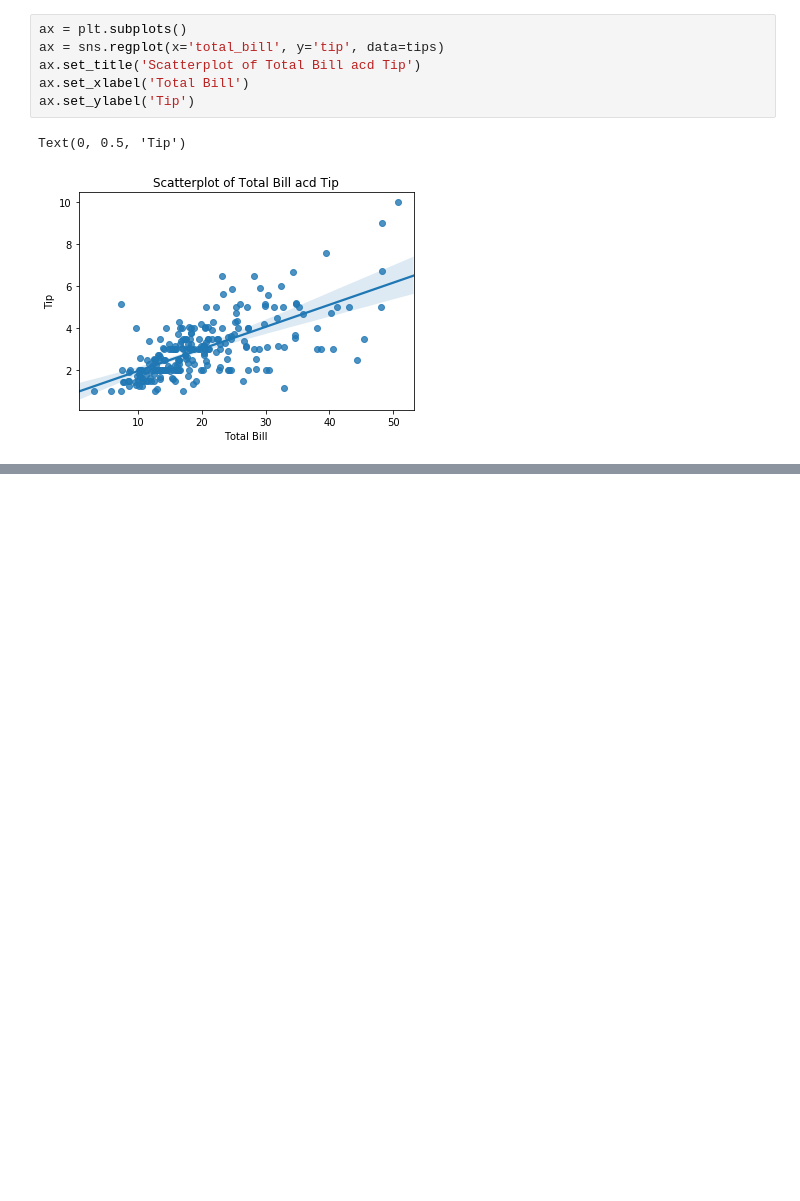
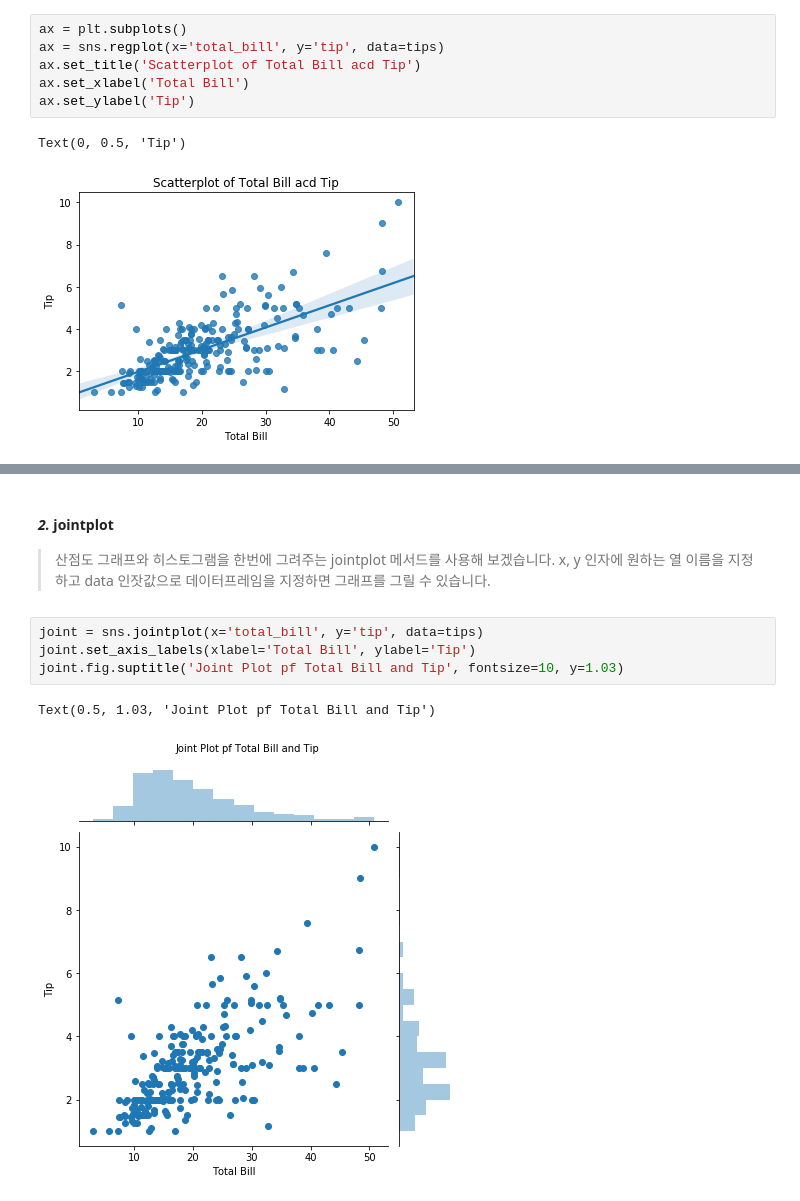
Before and after one commit to GeniusGun/python, a Jupyter notebook: pandas/pandas_04.ipynb, the cells around one changed output, grey strips where cells are left out. Drawn from its saved outputs; the diff is of its cells as text; blank space fills up the shorter version.

```diff
--- a/pandas/pandas_04.ipynb
+++ b/pandas/pandas_04.ipynb
@@ -401,0 +411,10 @@ Text(0, 0.5, 'Tip')
+# %% [markdown]
+#### _2._ jointplot
+>산점도 그래프와 히스토그램을 한번에 그려주는 jointplot 메서드를 사용해 보겠습니다. x, y 인자에 원하는 열 이름을 지정하고 data 인잣값으로 데이터프레임을 지정하면 그래프를 그릴 수 있습니다.
+# %%
+joint = sns.jointplot(x='total_bill', y='tip', data=tips)
+joint.set_axis_labels(xlabel='Total Bill', ylabel='Tip')
+joint.fig.suptitle('Joint Plot pf Total Bill and Tip', fontsize=10, y=1.03)
+# %% [output]
+Text(0.5, 1.03, 'Joint Plot pf Total Bill and Tip')
+[figure, added]
```
Also changed, not shown: parts of 5 cells of this notebook.
